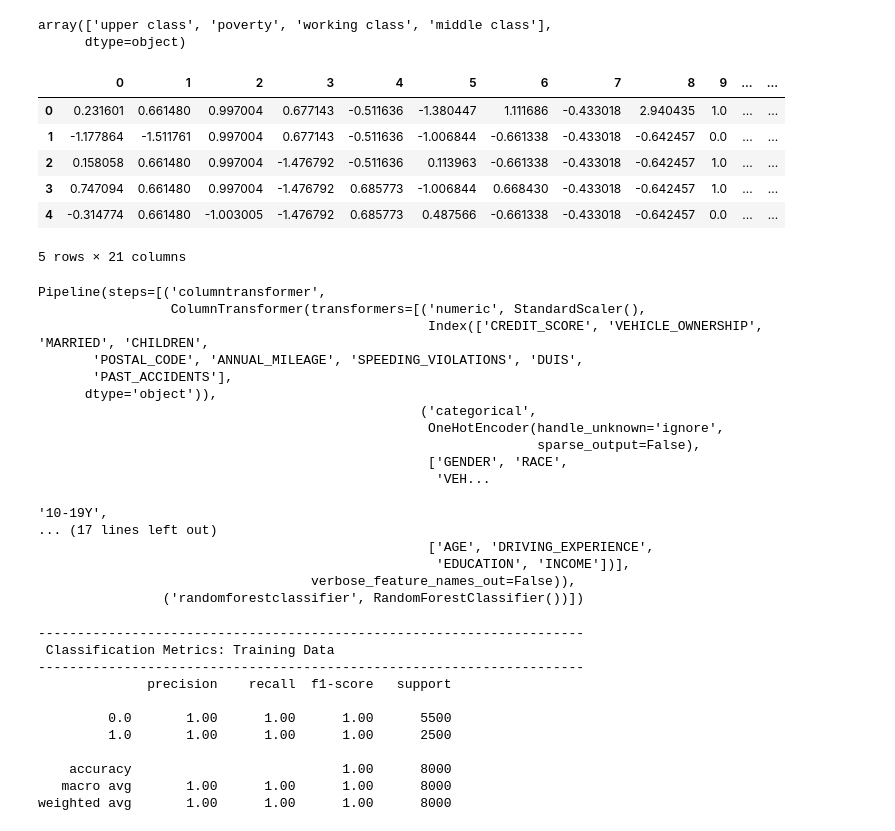
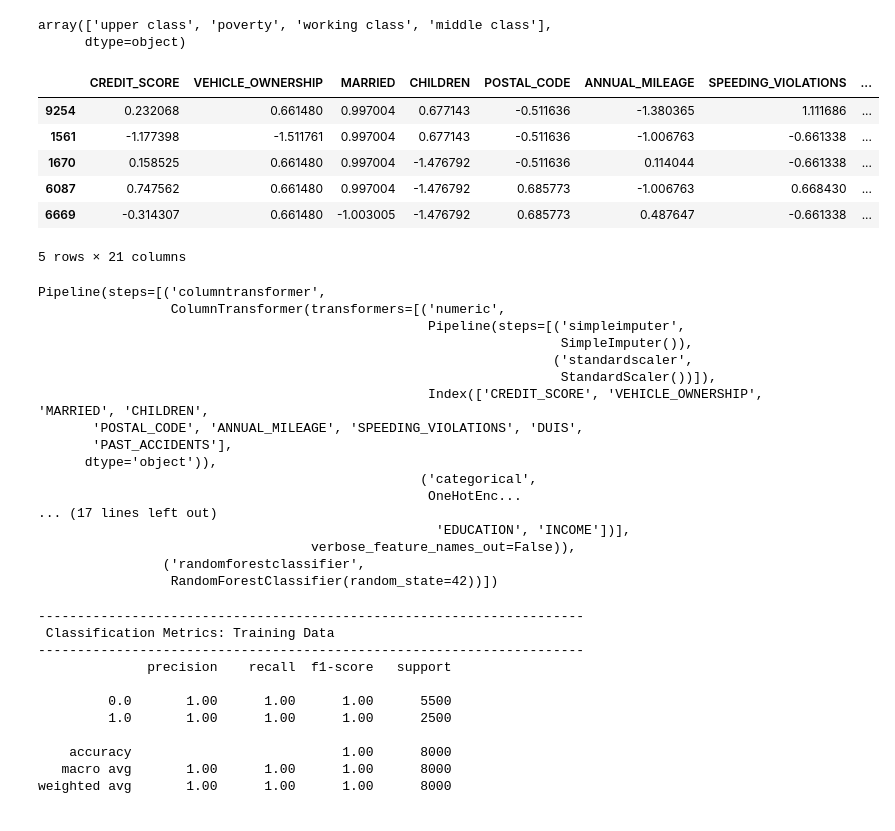
Before and after one commit to bubbles42/Car-Insurance-Analysis, a Jupyter notebook: Car Insurance Analysis.ipynb, the cells around one changed output. Saved outputs shown, nothing was run; the diff lists cells and outputs as text; code cells hidden in the pictures.

```diff
--- a/Car Insurance Analysis.ipynb
+++ b/Car Insurance Analysis.ipynb
@@ -103,4 +106,0 @@ memory usage: 1.4+ MB
-# %%
-# Handling missing values by filling them with the median (to avoid the influence of outliers)
-df['CREDIT_SCORE'].fillna(df['CREDIT_SCORE'].mean(), inplace=True)
-df['ANNUAL_MILEAGE'].fillna(df['ANNUAL_MILEAGE'].mean(), inplace=True)
@@ -223,10 +204,6 @@ y = df['OUTCOME']
 # Splitting the data into training and test sets
 X_train, X_test, y_train, y_test = train_test_split(X, y, test_size=0.2, random_state=42)
 # %%
-# Identifying categorical and numerical columns
-categorical_cols = X.select_dtypes(include=['object']).columns
-numerical_cols = X.select_dtypes(include=['int64', 'float64']).columns
-
 # Creating a preprocessing pipeline
 scaler = StandardScaler()
 ohe = OneHotEncoder(handle_unknown='ignore', sparse_output=False)
@@ -245,7 +222,9 @@ ord_pipe = make_pipeline(ord_encode, ord_scale)
 ord_tup = ('ordinal',ord_pipe, ord_cols)
 
 num_cols = X_train.select_dtypes('number').columns
-num_tup = ('numeric', scaler, num_cols)
+num_impute = SimpleImputer(strategy='mean')
+num_pipe = make_pipeline(num_impute,scaler)
+num_tup = ('numeric', num_pipe, num_cols)
 
 cat_cols = ['GENDER', 'RACE', 'VEHICLE_YEAR', 'VEHICLE_TYPE']
 cat_tup = ('categorical', ohe, cat_cols)
@@ -257,42 +236,41 @@ preprocessor = ColumnTransformer(transformers =[
 # %%
 preprocessor.fit(X_train)
 
 X_train_tf = preprocessor.transform(X_train)
 X_test_tf = preprocessor.transform(X_test)
-X_train_tf = pd.DataFrame(X_train_tf)
 
 X_train_tf.head()
 # %% [output]
-|  | 0 | 1 | 2 | 3 | 4 | 5 | 6 | 7 | 8 | 9 | ... | ... |
-| 0 | 0.231601 | 0.661480 | 0.997004 | 0.677143 | -0.511636 | -1.380447 | 1.111686 | -0.433018 | 2.940435 | 1.0 | ... | ... |
-| 1 | -1.177864 | -1.511761 | 0.997004 | 0.677143 | -0.511636 | -1.006844 | -0.661338 | -0.433018 | -0.642457 | 0.0 | ... | ... |
-| 2 | 0.158058 | 0.661480 | 0.997004 | -1.476792 | -0.511636 | 0.113963 | -0.661338 | -0.433018 | -0.642457 | 1.0 | ... | ... |
-| 3 | 0.747094 | 0.661480 | 0.997004 | -1.476792 | 0.685773 | -1.006844 | 0.668430 | -0.433018 | -0.642457 | 1.0 | ... | ... |
-| 4 | -0.314774 | 0.661480 | -1.003005 | -1.476792 | 0.685773 | 0.487566 | -0.661338 | -0.433018 | -0.642457 | 0.0 | ... | ... |
+|  | CREDIT_SCORE | VEHICLE_OWNERSHIP | MARRIED | CHILDREN | POSTAL_CODE | ANNUAL_MILEAGE | SPEEDING_VIOLATIONS | ... |
+| 9254 | 0.232068 | 0.661480 | 0.997004 | 0.677143 | -0.511636 | -1.380365 | 1.111686 | ... |
+| 1561 | -1.177398 | -1.511761 | 0.997004 | 0.677143 | -0.511636 | -1.006763 | -0.661338 | ... |
+| 1670 | 0.158525 | 0.661480 | 0.997004 | -1.476792 | -0.511636 | 0.114044 | -0.661338 | ... |
+| 6087 | 0.747562 | 0.661480 | 0.997004 | -1.476792 | 0.685773 | -1.006763 | 0.668430 | ... |
+| 6669 | -0.314307 | 0.661480 | -1.003005 | -1.476792 | 0.685773 | 0.487647 | -0.661338 | ... |
 5 rows × 21 columns
 # %%
-ranfor = RandomForestClassifier()
+ranfor = RandomForestClassifier(random_state=42)
 
 ran_pipe = make_pipeline(preprocessor, ranfor)
 ran_pipe.fit(X_train, y_train)
 # %% [output]
 Pipeline(steps=[('columntransformer',
-                 ColumnTransformer(transformers=[('numeric', StandardScaler(),
+                 ColumnTransformer(transformers=[('numeric',
+                                                  Pipeline(steps=[('simpleimputer',
+                                                                   SimpleImputer()),
+                                                                  ('standardscaler',
+                                                                   StandardScaler())]),
                                                   Index(['CREDIT_SCORE', 'VEHICLE_OWNERSHIP', 'MARRIED', 'CHILDREN',
        'POSTAL_CODE', 'ANNUAL_MILEAGE', 'SPEEDING_VIOLATIONS', 'DUIS',
        'PAST_ACCIDENTS'],
       dtype='object')),
                                                  ('categorical',
-                                                  OneHotEncoder(handle_unknown='ignore',
-                                                                sparse_output=False),
-                                                  ['GENDER', 'RACE',
-                                                   'VEH...
-                                                                                               '10-19Y',
+                                                  OneHotEnc...
 ... (17 lines left out)
-                                                  ['AGE', 'DRIVING_EXPERIENCE',
                                                    'EDUCATION', 'INCOME'])],
                                    verbose_feature_names_out=False)),
-                ('randomforestclassifier', RandomForestClassifier())])
+                ('randomforestclassifier',
+                 RandomForestClassifier(random_state=42))])
 # %%
 evaluate_classification(ran_pipe, X_train, y_train, X_test, y_test)
 # %% [output]
```
Also changed, not shown: parts of 20 cells of this notebook.
